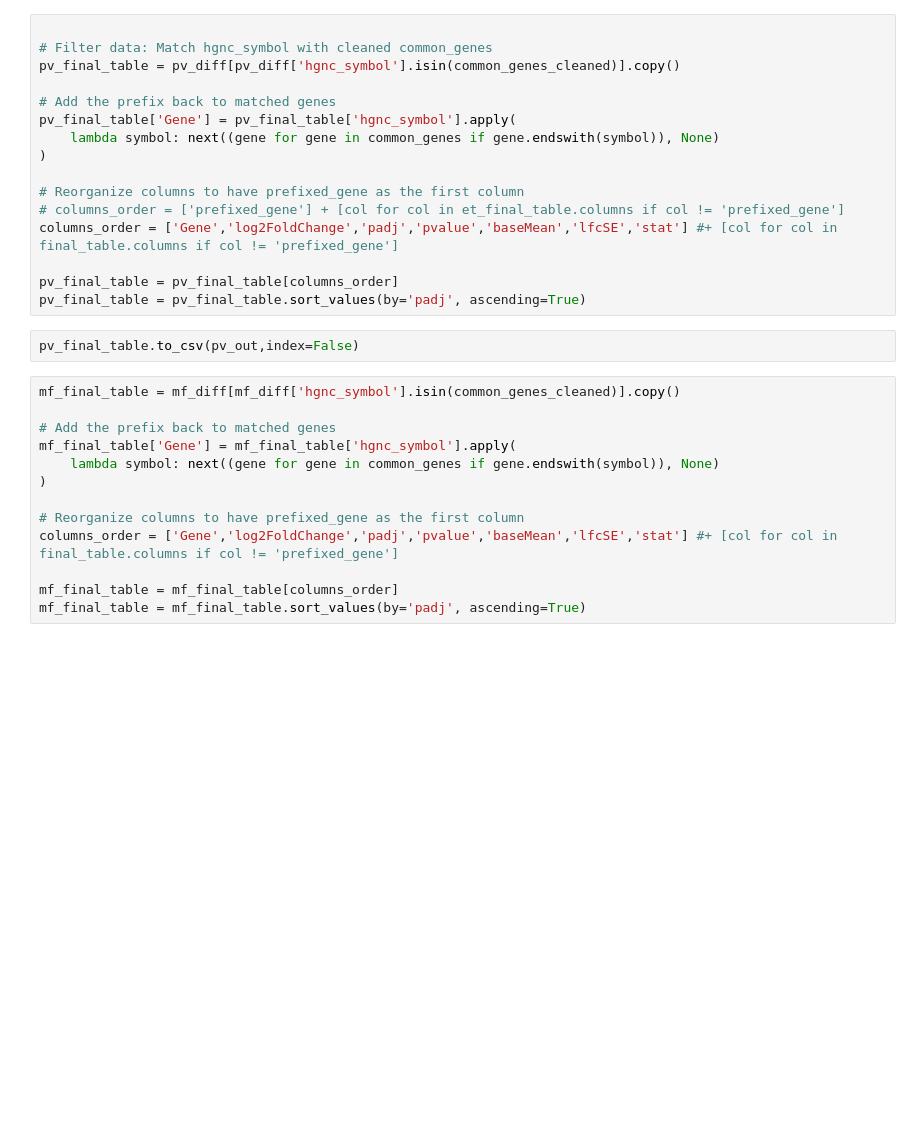
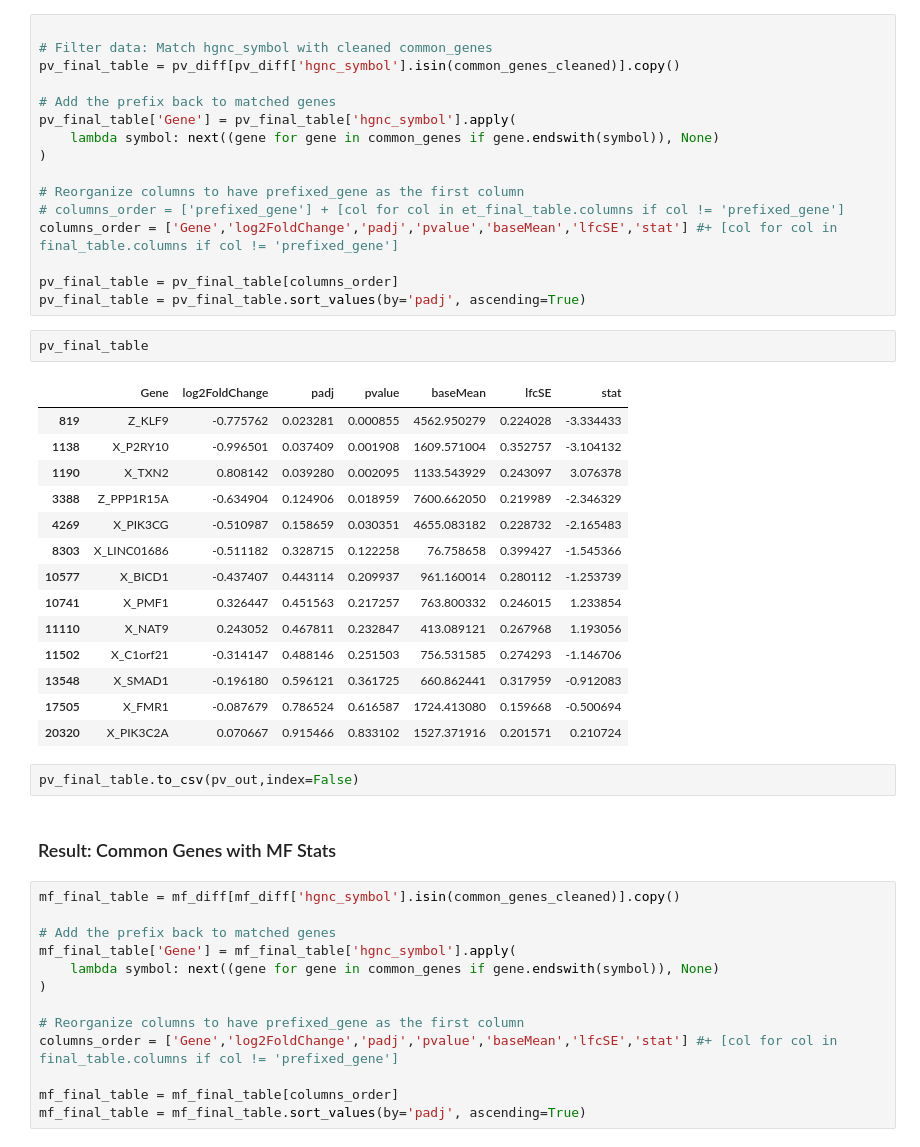
Before and after one commit to absaw/Cooperative-Learning-WBC-Platelet-Data, a Jupyter notebook: gene_coeff.ipynb, the cells around one changed output. Saved outputs shown, nothing was run; the diff lists cells and outputs as text; blank space fills up the shorter version.

```diff
--- a/gene_coeff.ipynb
+++ b/gene_coeff.ipynb
@@ -79,8 +135,27 @@ columns_order = ['Gene','log2FoldChange','padj','pvalue','baseMean','lfcSE','sta
 
 pv_final_table = pv_final_table[columns_order]
 pv_final_table = pv_final_table.sort_values(by='padj', ascending=True)
+# %%
+pv_final_table
+# %% [output]
+|  | Gene | log2FoldChange | padj | pvalue | baseMean | lfcSE | stat |
+| 819 | Z_KLF9 | -0.775762 | 0.023281 | 0.000855 | 4562.950279 | 0.224028 | -3.334433 |
+| 1138 | X_P2RY10 | -0.996501 | 0.037409 | 0.001908 | 1609.571004 | 0.352757 | -3.104132 |
+| 1190 | X_TXN2 | 0.808142 | 0.039280 | 0.002095 | 1133.543929 | 0.243097 | 3.076378 |
+| 3388 | Z_PPP1R15A | -0.634904 | 0.124906 | 0.018959 | 7600.662050 | 0.219989 | -2.346329 |
+| 4269 | X_PIK3CG | -0.510987 | 0.158659 | 0.030351 | 4655.083182 | 0.228732 | -2.165483 |
+| 8303 | X_LINC01686 | -0.511182 | 0.328715 | 0.122258 | 76.758658 | 0.399427 | -1.545366 |
+| 10577 | X_BICD1 | -0.437407 | 0.443114 | 0.209937 | 961.160014 | 0.280112 | -1.253739 |
+| 10741 | X_PMF1 | 0.326447 | 0.451563 | 0.217257 | 763.800332 | 0.246015 | 1.233854 |
+| 11110 | X_NAT9 | 0.243052 | 0.467811 | 0.232847 | 413.089121 | 0.267968 | 1.193056 |
+| 11502 | X_C1orf21 | -0.314147 | 0.488146 | 0.251503 | 756.531585 | 0.274293 | -1.146706 |
+| 13548 | X_SMAD1 | -0.196180 | 0.596121 | 0.361725 | 660.862441 | 0.317959 | -0.912083 |
+| 17505 | X_FMR1 | -0.087679 | 0.786524 | 0.616587 | 1724.413080 | 0.159668 | -0.500694 |
+| 20320 | X_PIK3C2A | 0.070667 | 0.915466 | 0.833102 | 1527.371916 | 0.201571 | 0.210724 |
 # %%
 pv_final_table.to_csv(pv_out,index=False)
+# %% [markdown]
+### Result: Common Genes with MF Stats
 # %%
 mf_final_table = mf_diff[mf_diff['hgnc_symbol'].isin(common_genes_cleaned)].copy()
 
```
Also changed, not shown: parts of 27 cells of this notebook, 5 other files.
